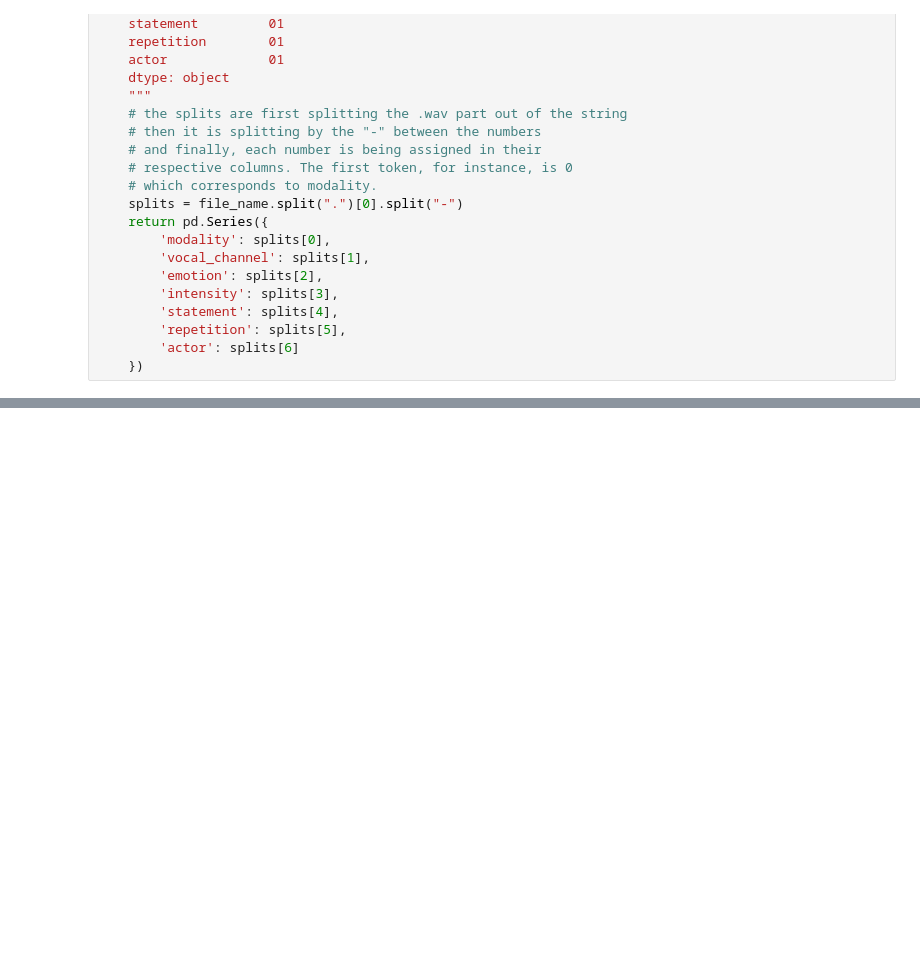
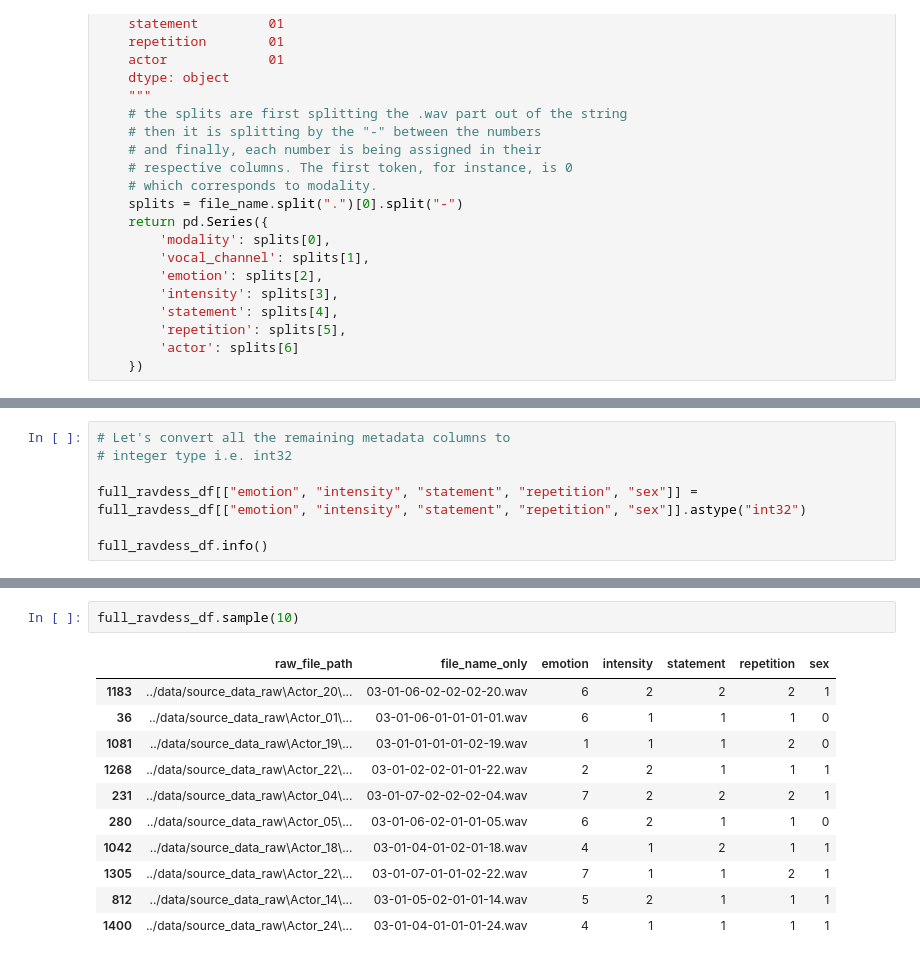
Before and after one commit to Aritra96/rvdess_audio_classification, a Jupyter notebook: dev/ravdess_eda.ipynb, the cells around one changed output, grey strips where cells are left out. Saved outputs shown, nothing was run; the diff lists cells and outputs as text; blank space fills up the shorter version.

```diff
--- a/dev/ravdess_eda.ipynb
+++ b/dev/ravdess_eda.ipynb
@@ -248,0 +303,7 @@ full_ravdess_df.sample(10)
+# %%
+# Let's convert all the remaining metadata columns to
+# integer type i.e. int32
+
+full_ravdess_df[["emotion", "intensity", "statement", "repetition", "sex"]] = full_ravdess_df[["emotion", "intensity", "statement", "repetition", "sex"]].astype("int32")
+
+full_ravdess_df.info()
@@ -248,0 +325,14 @@ full_ravdess_df.sample(10)
+# %%
+full_ravdess_df.sample(10)
+# %% [output]
+|  | raw_file_path | file_name_only | emotion | intensity | statement | repetition | sex |
+| 1183 | ../data/source_data_raw\Actor_20\... | 03-01-06-02-02-02-20.wav | 6 | 2 | 2 | 2 | 1 |
+| 36 | ../data/source_data_raw\Actor_01\... | 03-01-06-01-01-01-01.wav | 6 | 1 | 1 | 1 | 0 |
+| 1081 | ../data/source_data_raw\Actor_19\... | 03-01-01-01-01-02-19.wav | 1 | 1 | 1 | 2 | 0 |
+| 1268 | ../data/source_data_raw\Actor_22\... | 03-01-02-02-01-01-22.wav | 2 | 2 | 1 | 1 | 1 |
+| 231 | ../data/source_data_raw\Actor_04\... | 03-01-07-02-02-02-04.wav | 7 | 2 | 2 | 2 | 1 |
+| 280 | ../data/source_data_raw\Actor_05\... | 03-01-06-02-01-01-05.wav | 6 | 2 | 1 | 1 | 0 |
+| 1042 | ../data/source_data_raw\Actor_18\... | 03-01-04-01-02-01-18.wav | 4 | 1 | 2 | 1 | 1 |
+| 1305 | ../data/source_data_raw\Actor_22\... | 03-01-07-01-01-02-22.wav | 7 | 1 | 1 | 2 | 1 |
+| 812 | ../data/source_data_raw\Actor_14\... | 03-01-05-02-01-01-14.wav | 5 | 2 | 1 | 1 | 1 |
+| 1400 | ../data/source_data_raw\Actor_24\... | 03-01-04-01-01-01-24.wav | 4 | 1 | 1 | 1 | 1 |
```
Also changed, not shown: parts of 8 cells of this notebook.
